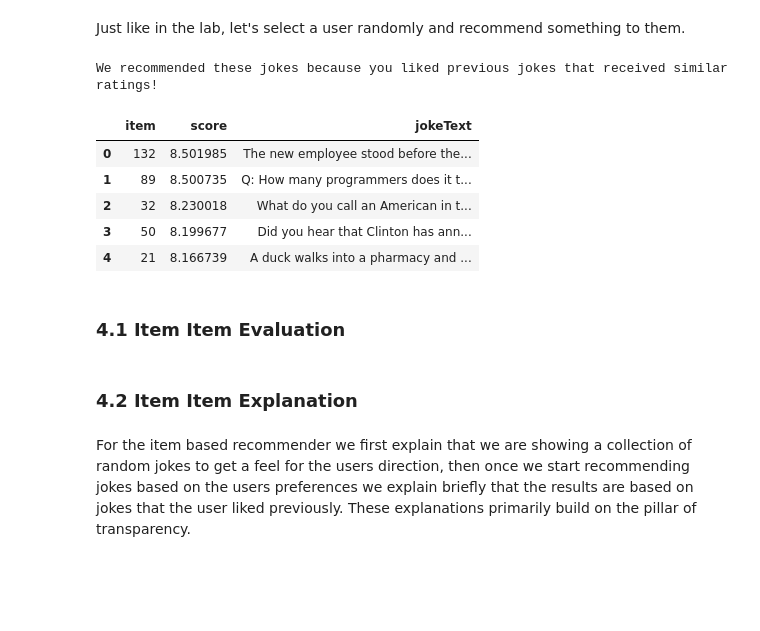
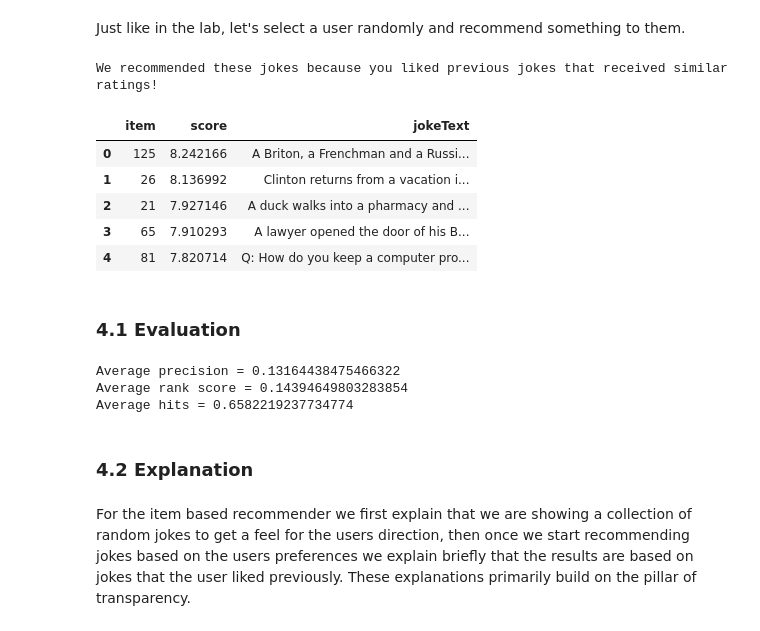
Before and after one commit to RedOrBlueP1ll/reasonable_recommendations, a Jupyter notebook: joke_recsyst_notebook.ipynb, the cells around one changed output. Saved outputs shown, nothing was run; the diff lists cells and outputs as text; code cells hidden in the pictures; blank space fills up the shorter version.

```diff
--- a/joke_recsyst_notebook.ipynb
+++ b/joke_recsyst_notebook.ipynb
@@ -240,34 +296,26 @@ Just like in the lab, let's select a user randomly and recommend something to th
 # %%
 from lenskit.algorithms import Recommender
 from lenskit.algorithms.item_knn import ItemItem
 
-def ItemItemRecommender(user, n_desc_rankings, ratings, items):
-    _ratings = ratings.rename(columns={'userId':'user', 'jokeId':'item'})
-    _jokes = items.rename(columns={'jokeId':'item'})
+_ratings = ratings_df.rename(columns={'userId':'user', 'jokeId':'item'})
+_jokes = jokes_df.rename(columns={'jokeId':'item'})
 
-    item_item = ItemItem(20, min_nbrs=5, feedback='explicit')
-    recsys = Recommender.adapt(item_item)
-    recsys.fit(_ratings)
+item_item = ItemItem(20, min_nbrs=5, feedback='explicit')
+item_item_recsys = Recommender.adapt(item_item)
+item_item_recsys.fit(_ratings)
 
-    #use random jokes when we don't have enough user ratings yet
-    #if user.numberOfRatings < minValue: #let user rate at least minValue jokes before starting personal recommendations
-        #print('We selected a few jokes at random to get a feel for your sense of humour!')
-        #display(random_jokes)
+recommendations = item_item_recsys.recommend(user, 5)
+recommended_jokes = recommendations.join(_jokes['jokeText'], on='item')
 
-    #else:
-    recommendations = recsys.recommend(user, n_desc_rankings)
-    recommended_jokes = recommendations.join(_jokes['jokeText'], on='item')
-
-    print('We recommended these jokes because you liked previous jokes that received similar ratings!')
-    display(recommended_jokes)
-ItemItemRecommender(user, 5, ratings_df, jokes_df)
+print('We recommended these jokes because you liked previous jokes that received similar ratings!')
+display(recommended_jokes)
 # %% [output]
 We recommended these jokes because you liked previous jokes that received similar ratings!
 |  | item | score | jokeText |
-| 0 | 132 | 8.501985 | The new employee stood before the... |
-| 1 | 89 | 8.500735 | Q: How many programmers does it t... |
-| 2 | 32 | 8.230018 | What do you call an American in t... |
-| 3 | 50 | 8.199677 | Did you hear that Clinton has ann... |
-| 4 | 21 | 8.166739 | A duck walks into a pharmacy and ... |
+| 0 | 125 | 8.242166 | A Briton, a Frenchman and a Russi... |
+| 1 | 26 | 8.136992 | Clinton returns from a vacation i... |
+| 2 | 21 | 7.927146 | A duck walks into a pharmacy and ... |
+| 3 | 65 | 7.910293 | A lawyer opened the door of his B... |
+| 4 | 81 | 7.820714 | Q: How do you keep a computer pro... |
 # %% [markdown]
-### 4.1 Item Item Evaluation
+### 4.1 Evaluation
@@ -279,5 +322,14 @@ We recommended these jokes because you liked previous jokes that received simila
+# %%
+avg_p, avg_rs, avg_h = evaluate(item_item, 5)
+print(f'Average precision = {avg_p}')
+print(f'Average rank score = {avg_rs}')
+print(f'Average hits = {avg_h}')
+# %% [output]
+Average precision = 0.13164438475466322
+Average rank score = 0.14394649803283854
+Average hits = 0.6582219237734774
 # %% [markdown]
-### 4.2 Item Item Explanation
+### 4.2 Explanation
 # %% [markdown]
 For the item based recommender we first explain that we are showing a collection of random jokes to get a feel for the users direction, then once we start recommending jokes based on the users preferences we explain briefly that the results are based on jokes that the user liked previously. These explanations primarily build on the pillar of transparency.
 # %% [markdown]
```
Also changed, not shown: parts of 26 cells of this notebook.
